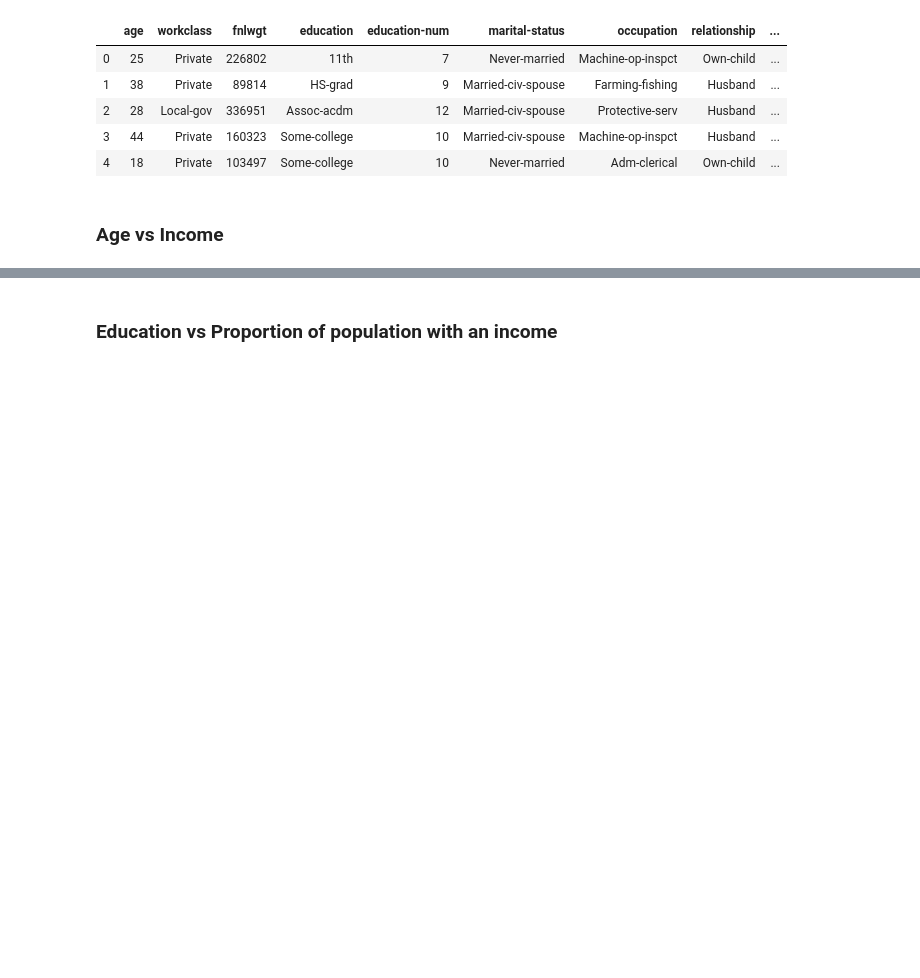
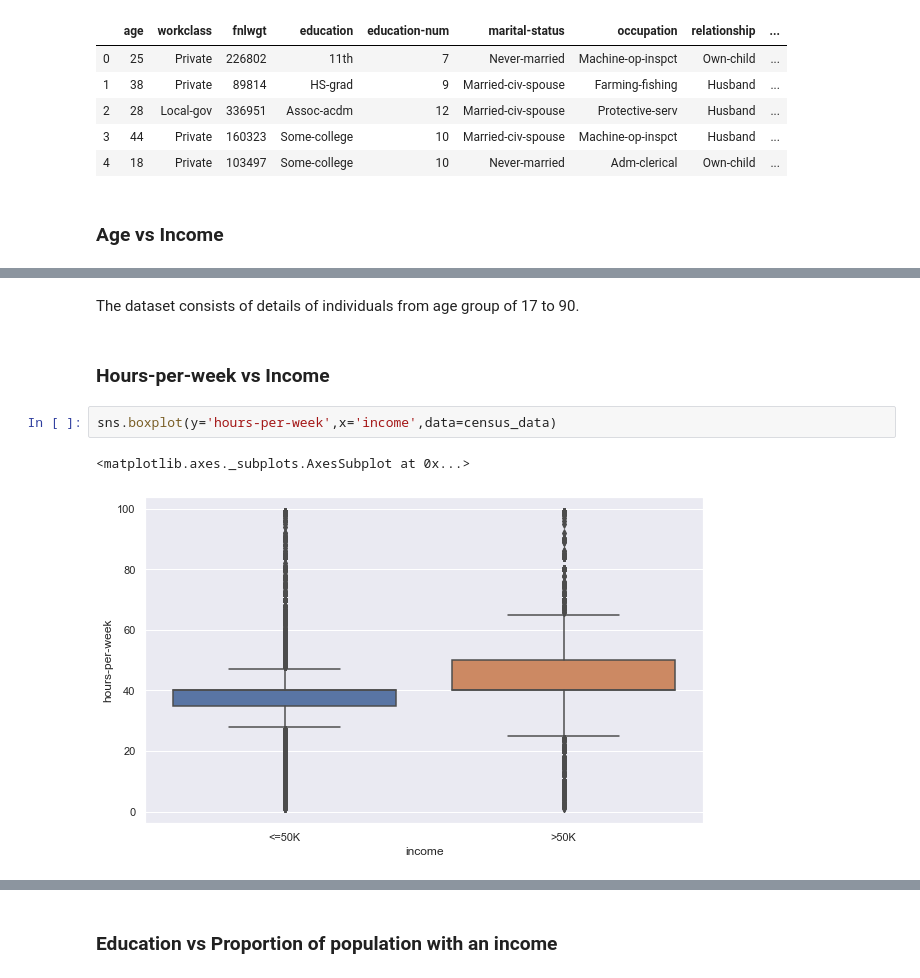
Before and after one commit to saisuma29/census_income, a Jupyter notebook: census.ipynb, the cells around one changed output, grey strips where cells are left out. Saved outputs shown, nothing was run; the diff lists cells and outputs as text; blank space fills up the shorter version.

```diff
--- a/census.ipynb
+++ b/census.ipynb
@@ -362,0 +368,9 @@ census_data.head()
+# %% [markdown]
+The dataset consists of details of individuals from age group of 17 to 90.
+# %% [markdown]
+### Hours-per-week vs Income
+# %%
+sns.boxplot(y='hours-per-week',x='income',data=census_data)
+# %% [output]
+<matplotlib.axes._subplots.AxesSubplot at 0x...>
+[figure, added]
```
Also changed, not shown: parts of 6 cells of this notebook.
